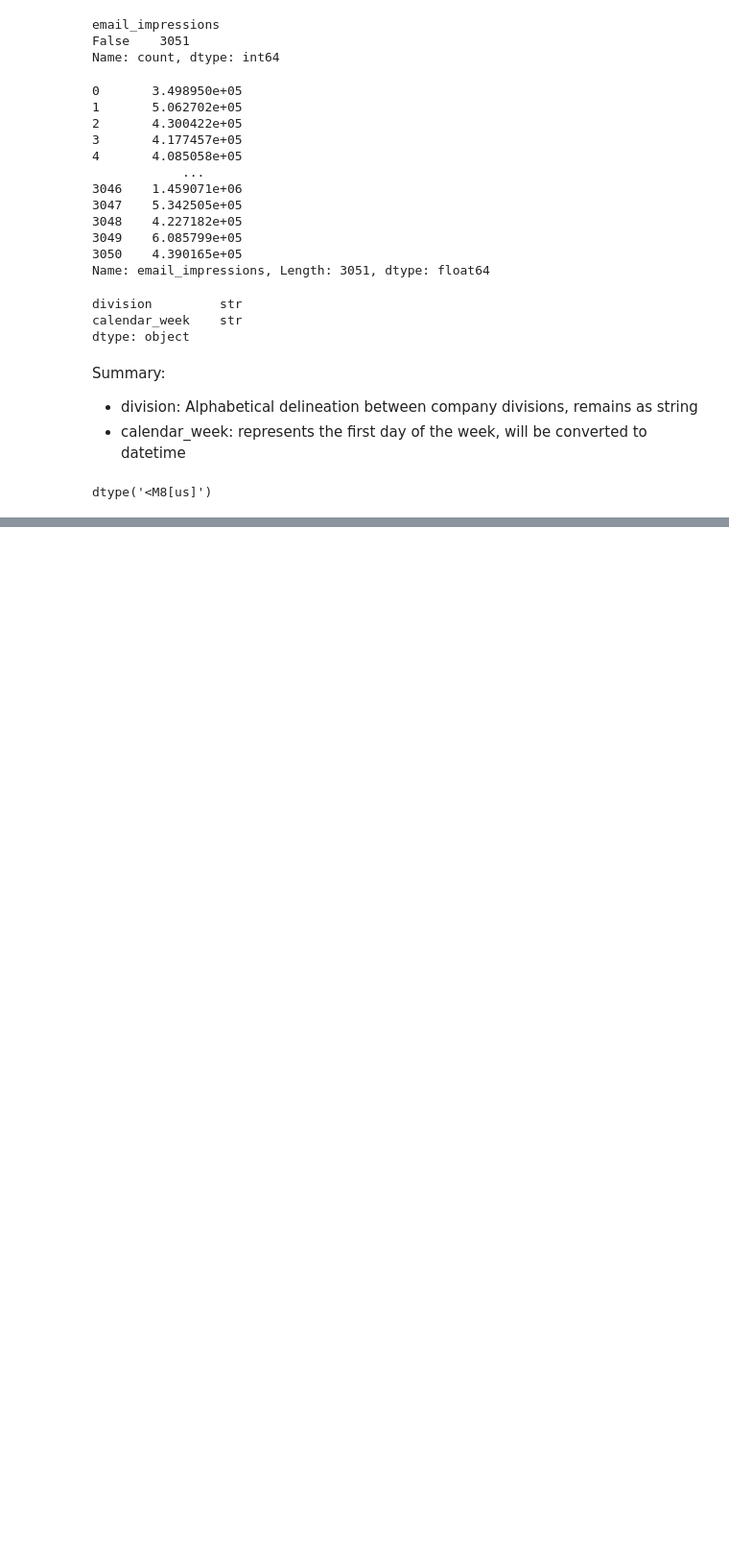
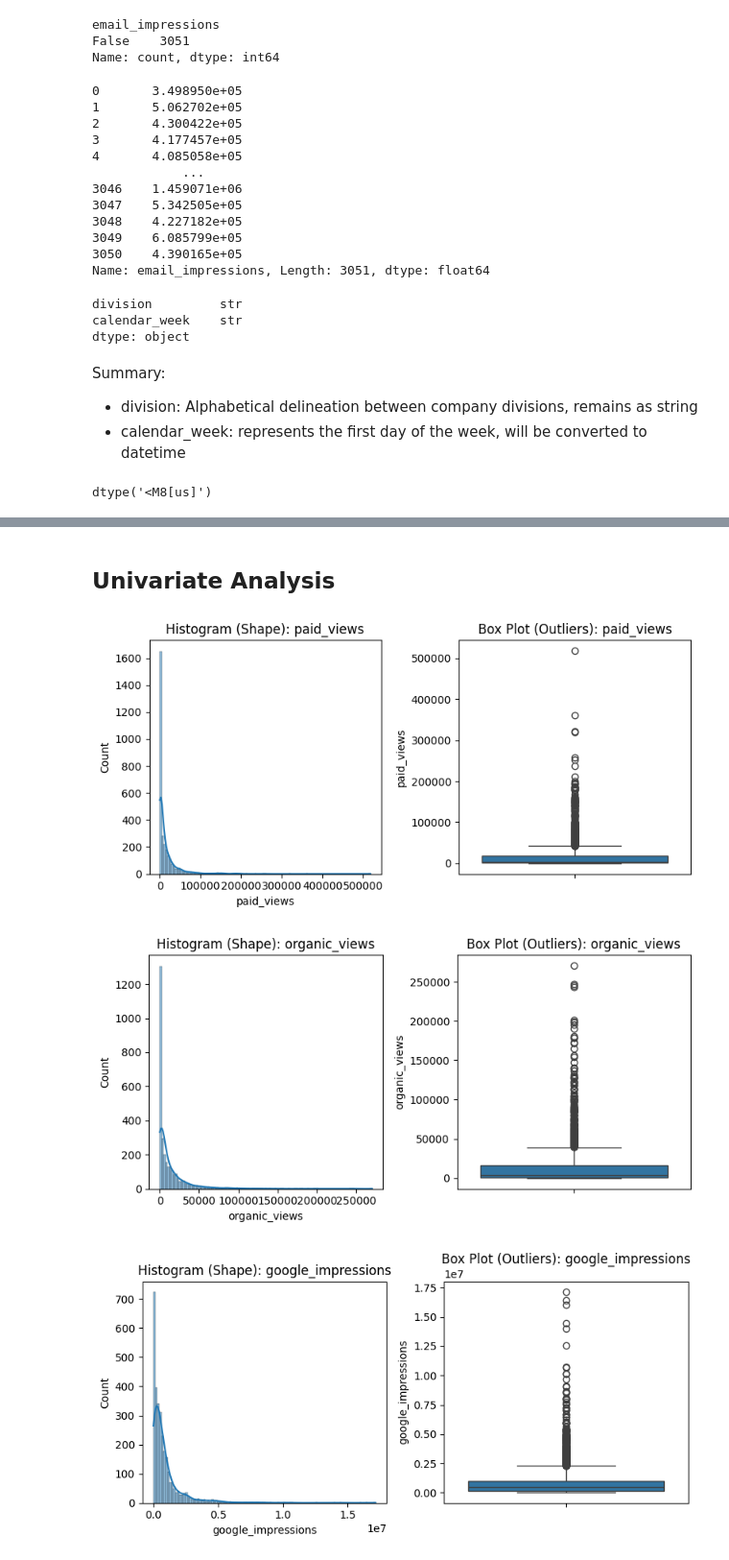
Before and after one commit to N-anle/Marketing-Mix-Modelling, a Jupyter notebook: notebooks/notebook.ipynb, the cells around one changed output, grey strips where cells are left out. Shown at 96% size. Cells and saved outputs as stored; diff of their text form; code cells hidden in the pictures; blank space fills up the shorter version.

Commit message:
feat: Completed Univariate analysis
* Identified column behaviour
* Created a strategy for model readiness and scaling

```diff
--- a/notebooks/notebook.ipynb
+++ b/notebooks/notebook.ipynb
@@ -160,0 +181,25 @@ df.head()
+# %% [markdown]
+## Univariate Analysis
+# %%
+numerical_columns = df.dtypes[df.dtypes == 'int64'].index.tolist()
+# %%
+def plot_numerical_columns(column):
+        df[column].describe()
+        plt.figure(figsize = (8,4))
+        plt.subplot(1,2,1)
+        sns.histplot(df[column], kde = True)
+        plt.title(f'Histogram (Shape): {column}')
+
+        plt.subplot(1,2,2)
+        sns.boxplot(y = df[column])
+        plt.title(f'Box Plot (Outliers): {column}')
+
+        plt.tight_layout()
+        plt.show()
+# %%
+for column in numerical_columns:
+    plot_numerical_columns(column)
+# %% [output]
+[figure, added]
+[figure, added]
+[figure, added]
```
Also changed, not shown: parts of 4 cells of this notebook.
